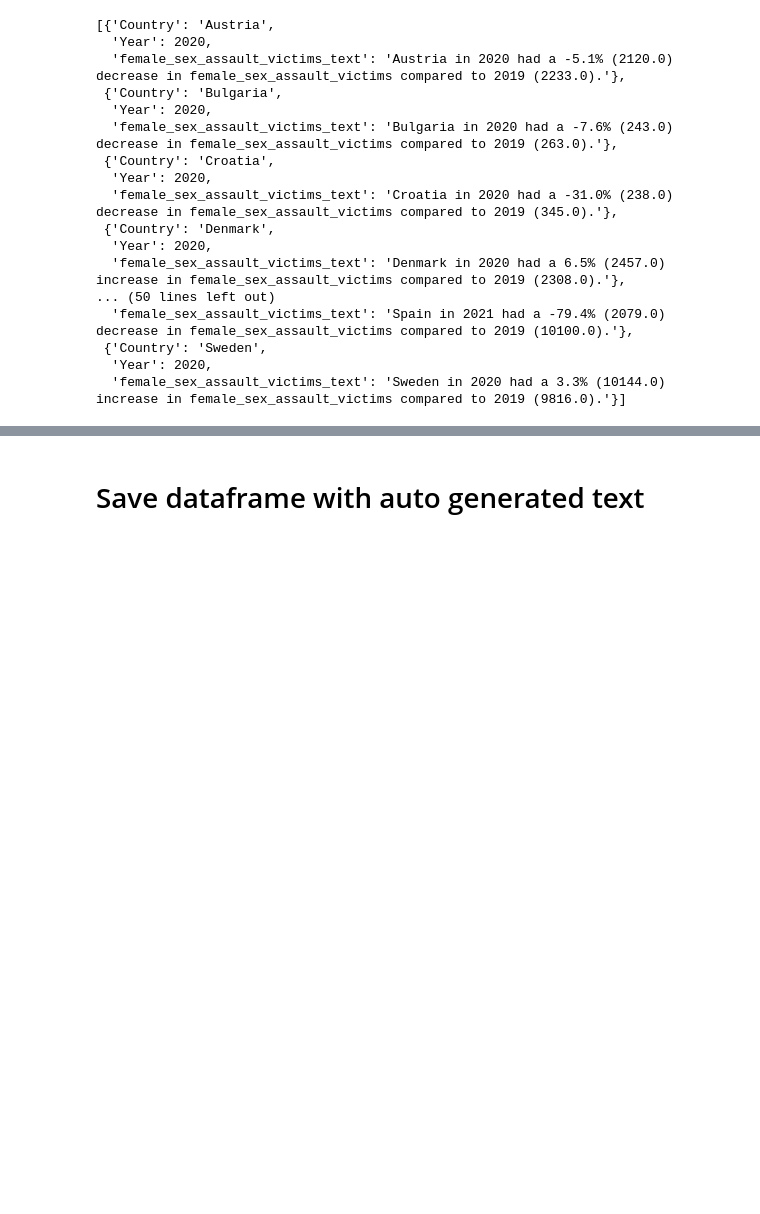
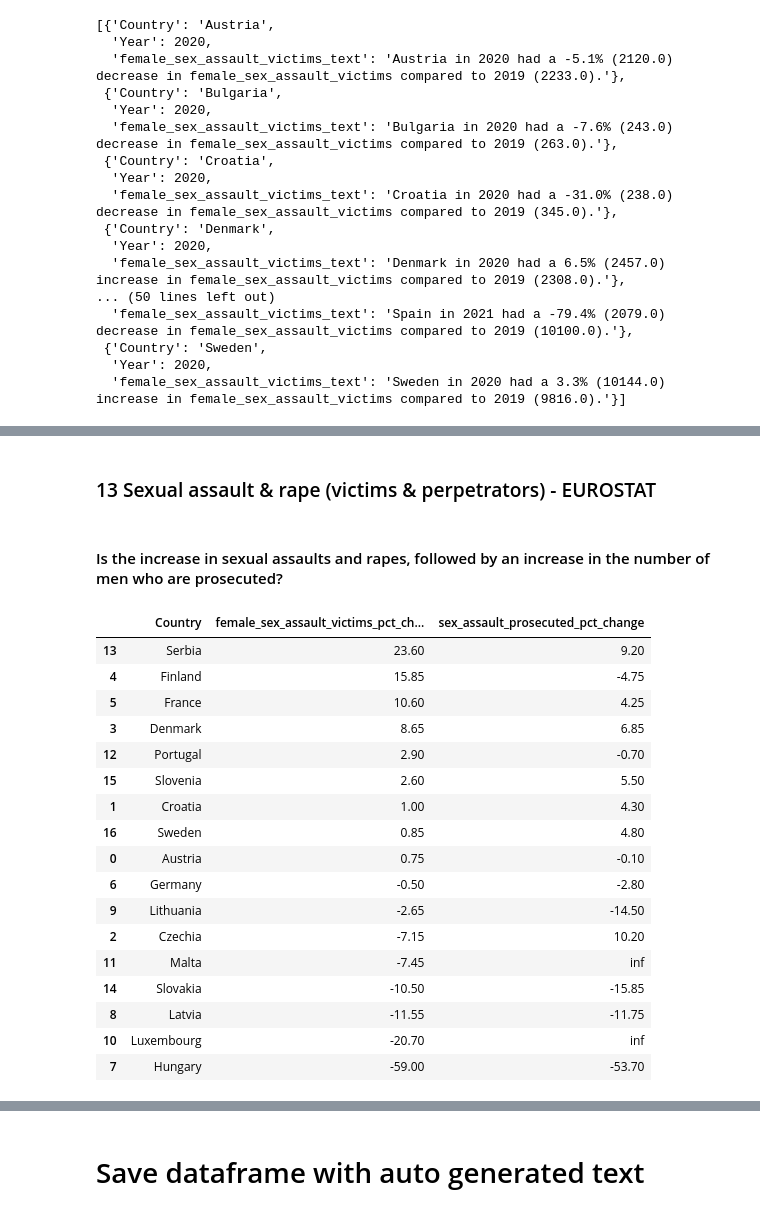
Before and after one commit to troboukis/FEMICIDES, a Jupyter notebook: Analysis.ipynb, the cells around one changed output, grey strips where cells are left out. Drawn from its saved outputs; the diff is of its cells as text; code cells hidden in the pictures; blank space fills up the shorter version.

```diff
--- a/Analysis.ipynb
+++ b/Analysis.ipynb
@@ -1212,0 +1386,32 @@ female_sex_assault_victims_auto_text
+# %% [markdown]
+### 13 Sexual assault & rape (victims & perpetrators) - EUROSTAT
+# %% [markdown]
+#### Is the increase in sexual assaults and rapes, followed by an increase in the number of men who are prosecuted?
+# %%
+df[(df['female_sex_assault_victims_pct_change'].notna())\
+&(df['sex_assault_prosecuted_pct_change'].notna())\
+&(df['Year']>2014)\
+&(df['female_sex_assault_victims_pct_change']!=np.inf)\
+&(df['female_sex_assault_victims_pct_change']<1000)]\
+.groupby('Country')[['female_sex_assault_victims_pct_change','sex_assault_prosecuted_pct_change']].median().reset_index()\
+.sort_values('female_sex_assault_victims_pct_change',ascending=False)
+# [['Country','Year','female_sex_assault_victims_pct_change','sex_assault_prosecuted_pct_change']]
+# %% [output]
+|  | Country | female_sex_assault_victims_pct_ch... | sex_assault_prosecuted_pct_change |
+| 13 | Serbia | 23.60 | 9.20 |
+| 4 | Finland | 15.85 | -4.75 |
+| 5 | France | 10.60 | 4.25 |
+| 3 | Denmark | 8.65 | 6.85 |
+| 12 | Portugal | 2.90 | -0.70 |
+| 15 | Slovenia | 2.60 | 5.50 |
+| 1 | Croatia | 1.00 | 4.30 |
+| 16 | Sweden | 0.85 | 4.80 |
+| 0 | Austria | 0.75 | -0.10 |
+| 6 | Germany | -0.50 | -2.80 |
+| 9 | Lithuania | -2.65 | -14.50 |
+| 2 | Czechia | -7.15 | 10.20 |
+| 11 | Malta | -7.45 | inf |
+| 14 | Slovakia | -10.50 | -15.85 |
+| 8 | Latvia | -11.55 | -11.75 |
+| 10 | Luxembourg | -20.70 | inf |
+| 7 | Hungary | -59.00 | -53.70 |
```
Also changed, not shown: parts of 128 cells of this notebook, 1 other file.
